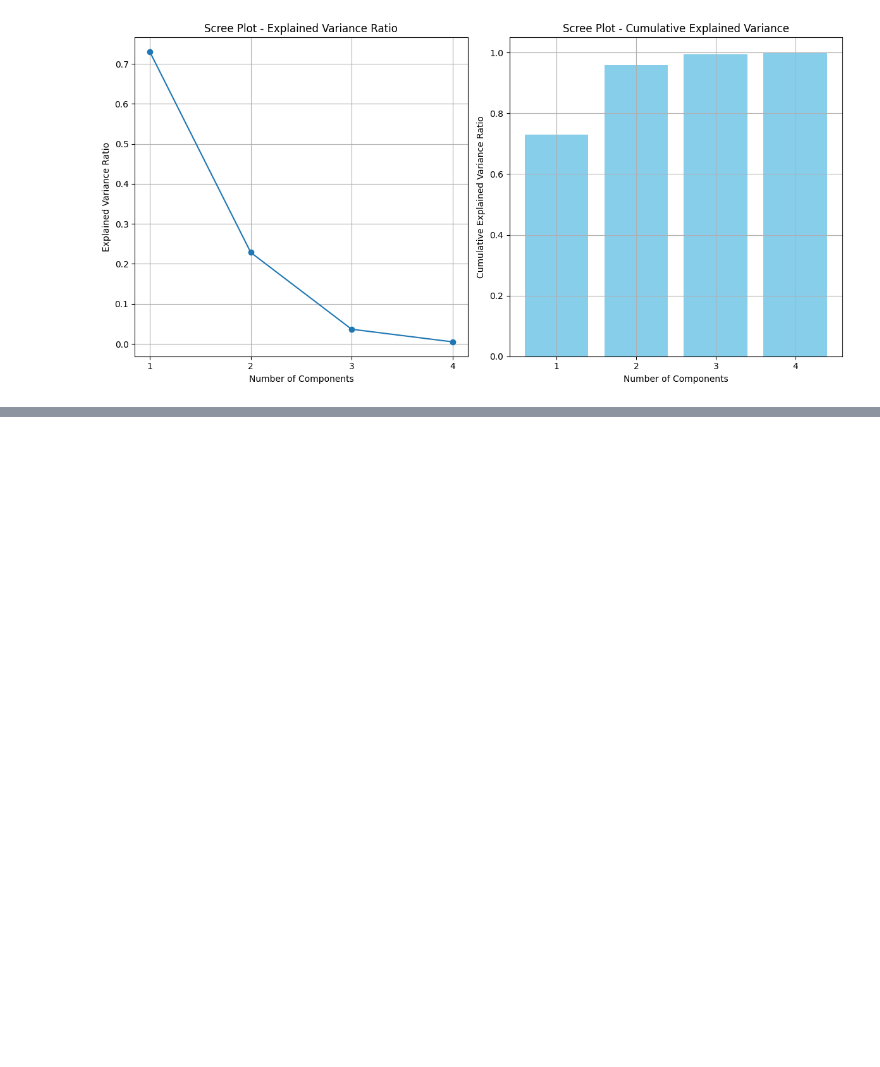
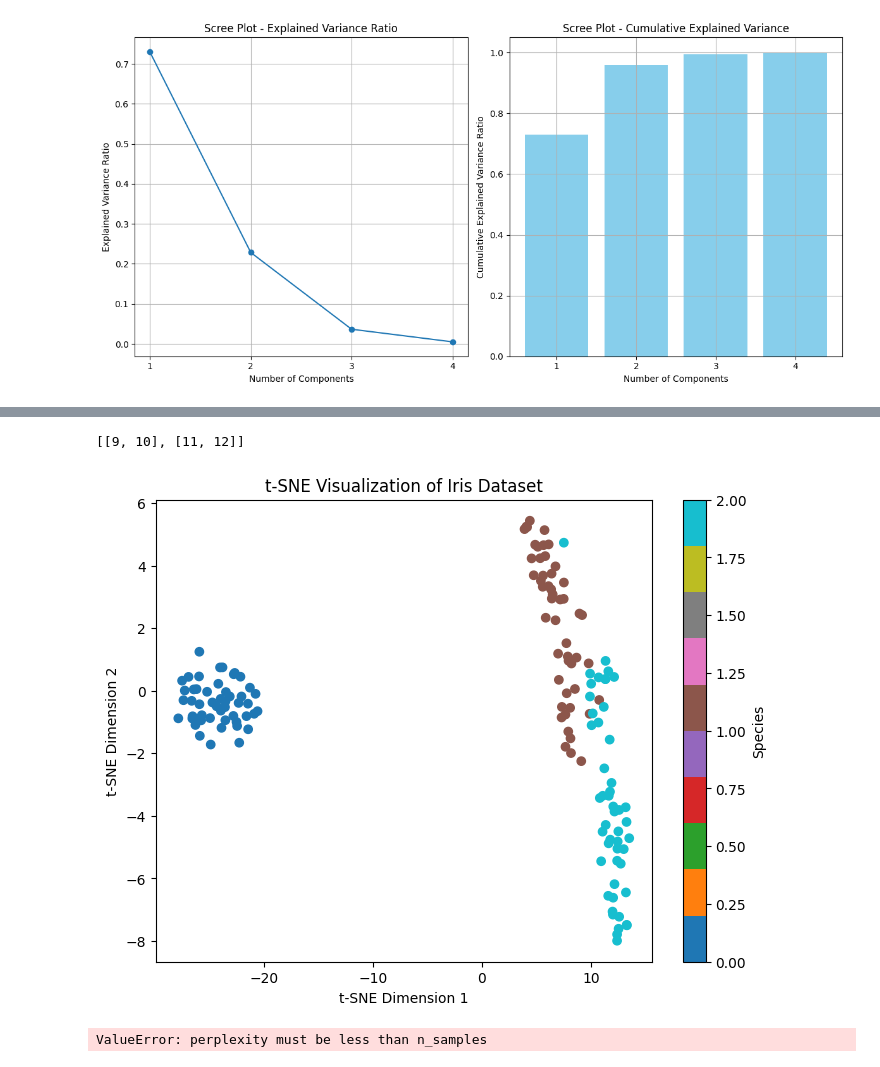
Before and after one commit to Versus-91/aitoolkit, a Jupyter notebook: test.ipynb, the cells around one changed output, grey strips where cells are left out. Cells and saved outputs as stored; diff of their text form; code cells hidden in the pictures; blank space fills up the shorter version.

Commit message:
change tsne

```diff
--- a/test.ipynb
+++ b/test.ipynb
@@ -709,0 +743,27 @@ plt.show()
+# %%
+
+import matplotlib.pyplot as plt
+from sklearn.manifold import TSNE
+from sklearn.datasets import load_iris
+
+# Load the Iris dataset
+iris = load_iris()
+X = iris.data
+y = iris.target
+
+# Perform t-SNE dimensionality reduction
+tsne = TSNE(n_components=2, random_state=42)
+nested_array = [[9, 10], [11, 12]]
+X_tsne = tsne.fit_transform(X)
+display(nested_array)
+# Plot the t-SNE visualization
+plt.figure(figsize=(8, 6))
+plt.scatter(X_tsne[:, 0], X_tsne[:, 1], c=y, cmap=plt.cm.tab10)
+plt.title('t-SNE Visualization of Iris Dataset')
+plt.xlabel('t-SNE Dimension 1')
+plt.ylabel('t-SNE Dimension 2')
+plt.colorbar(label='Species')
+plt.show()
+# %% [output]
+[[9, 10], [11, 12]]
+[figure, added]
@@ -709,0 +772,8 @@ plt.show()
+# %%
+import matplotlib.pyplot as plt
+import numpy as np
+from sklearn.manifold import TSNE
+tsne = TSNE(n_components=2, random_state=42)
+X_tsne = tsne.fit_transform( np.array([[9, 10,1], [11, 12,5]]))
+# %% [output]
+ValueError: perplexity must be less than n_samples
```
Also changed, not shown: parts of 2 cells of this notebook, 6 other files.
